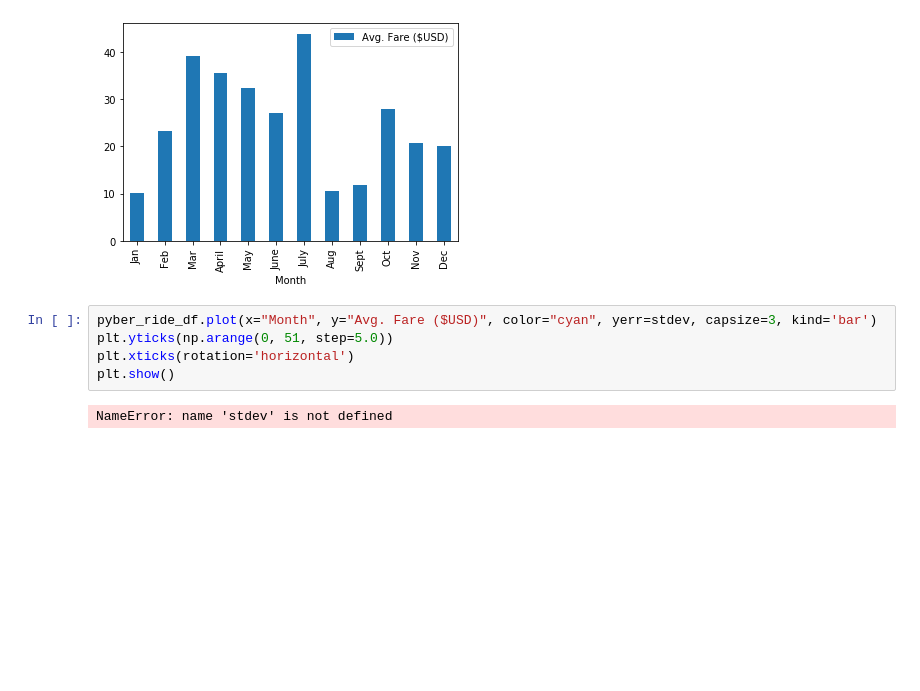
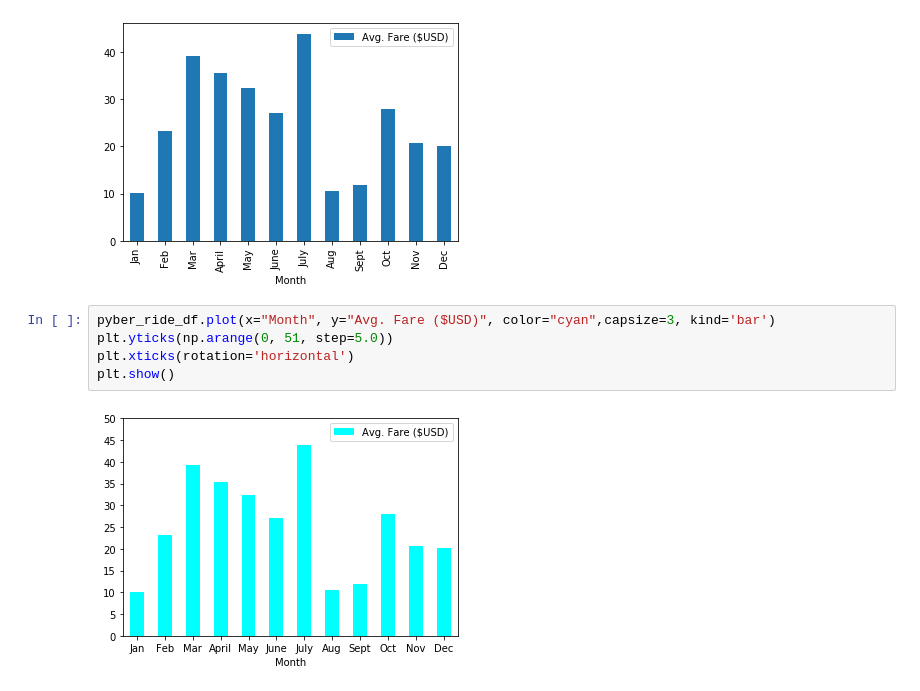
Before and after one commit to priyankasenapati/Priyanka_PyBer_Analysis, a Jupyter notebook: PyBer_ride_data.ipynb, the cells around one changed output. Cells and saved outputs as stored; diff of their text form; blank space fills up the shorter version.

Commit message:
Adding chart extras.ipynb and other files

```diff
--- a/PyBer_ride_data.ipynb
+++ b/PyBer_ride_data.ipynb
@@ -48,9 +48,9 @@ plt.show()
 # %% [output]
 [figure]
 # %%
-pyber_ride_df.plot(x="Month", y="Avg. Fare ($USD)", color="cyan", yerr=stdev, capsize=3, kind='bar')
+pyber_ride_df.plot(x="Month", y="Avg. Fare ($USD)", color="cyan",capsize=3, kind='bar')
 plt.yticks(np.arange(0, 51, step=5.0))
 plt.xticks(rotation='horizontal')
 plt.show()
 # %% [output]
-NameError: name 'stdev' is not defined
+[figure, added]
```
Also changed, not shown: 2 other files.
